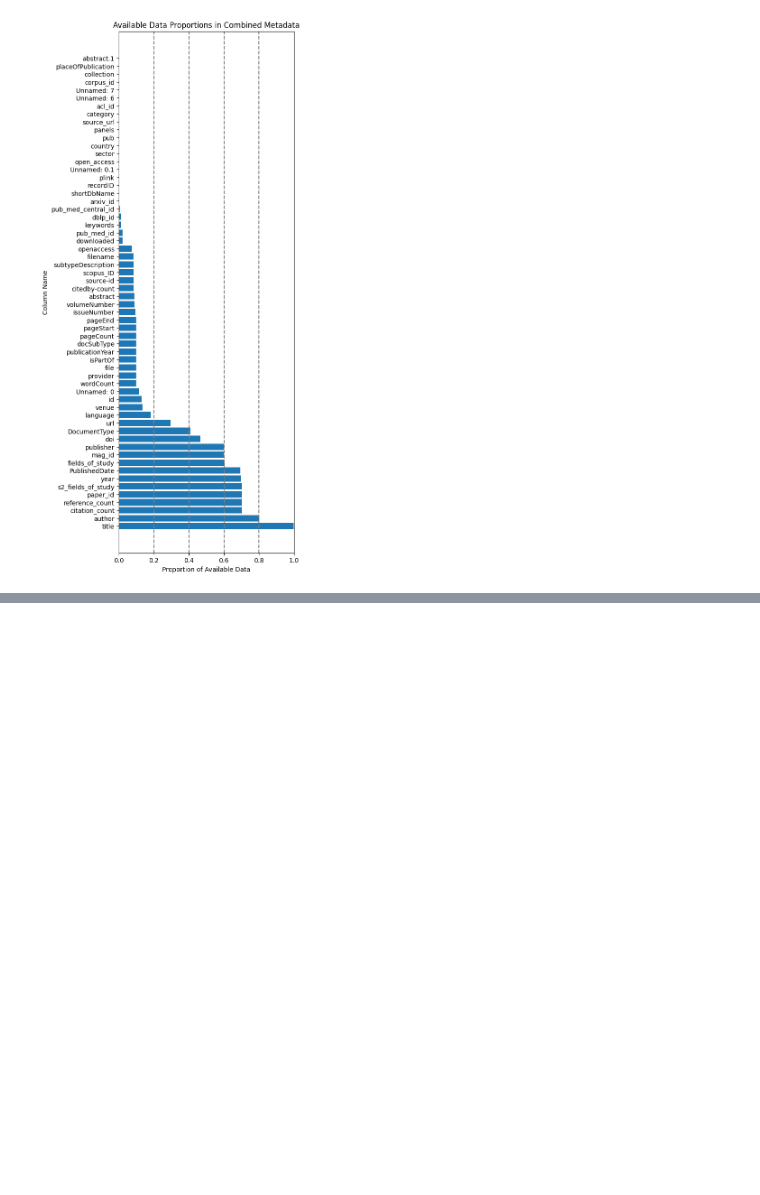
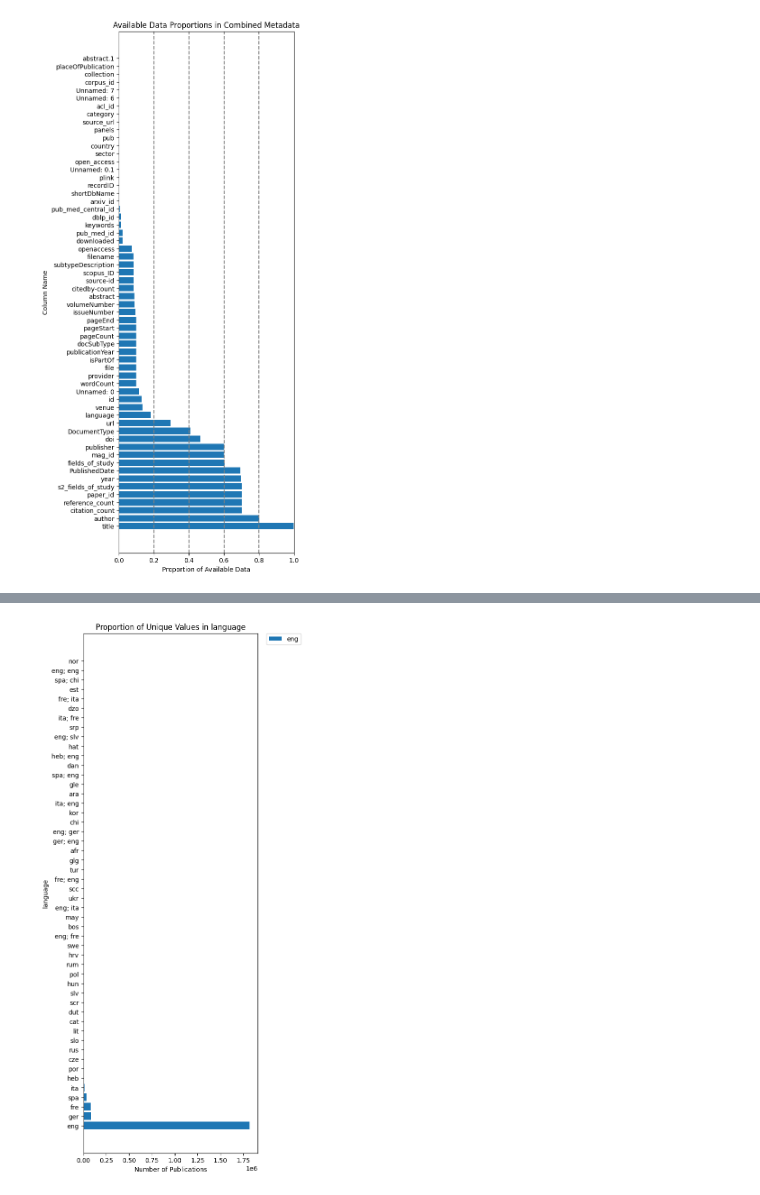
Before and after one commit to dyou-wbg/meta_processing, a Jupyter notebook: Stats_All_metadata.ipynb, the cells around one changed output, grey strips where cells are left out. Cells and saved outputs as stored; diff of their text form; code cells hidden in the pictures; blank space fills up the shorter version.

```diff
--- a/Stats_All_metadata.ipynb
+++ b/Stats_All_metadata.ipynb
@@ -610,0 +708,4 @@ available_data_proportions = available_data_proportions[available_data_proportio
+# %%
+plot_unique_values(final_df, 'language',50)
+# %% [output]
+[figure, added]
```
Also changed, not shown: parts of 25 cells of this notebook.
